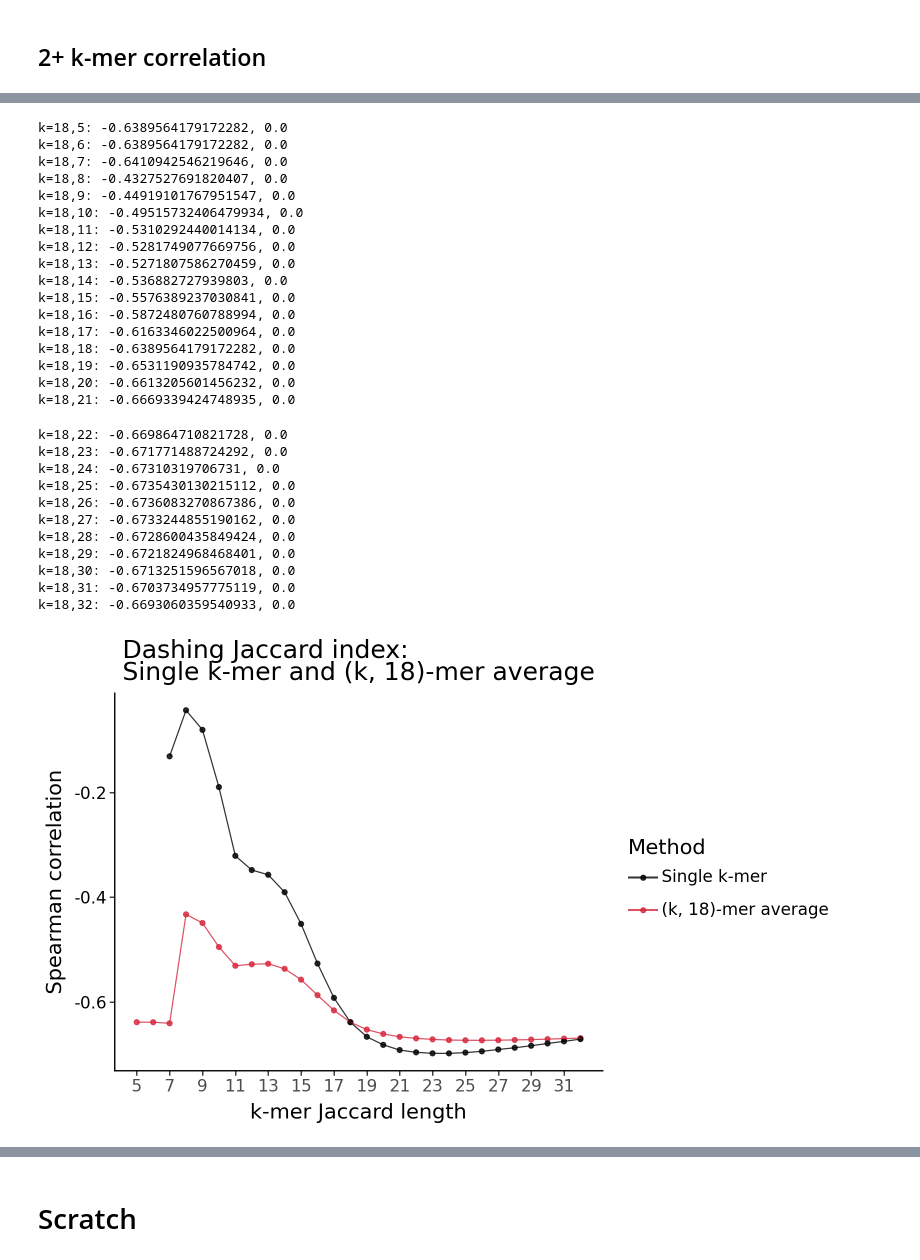
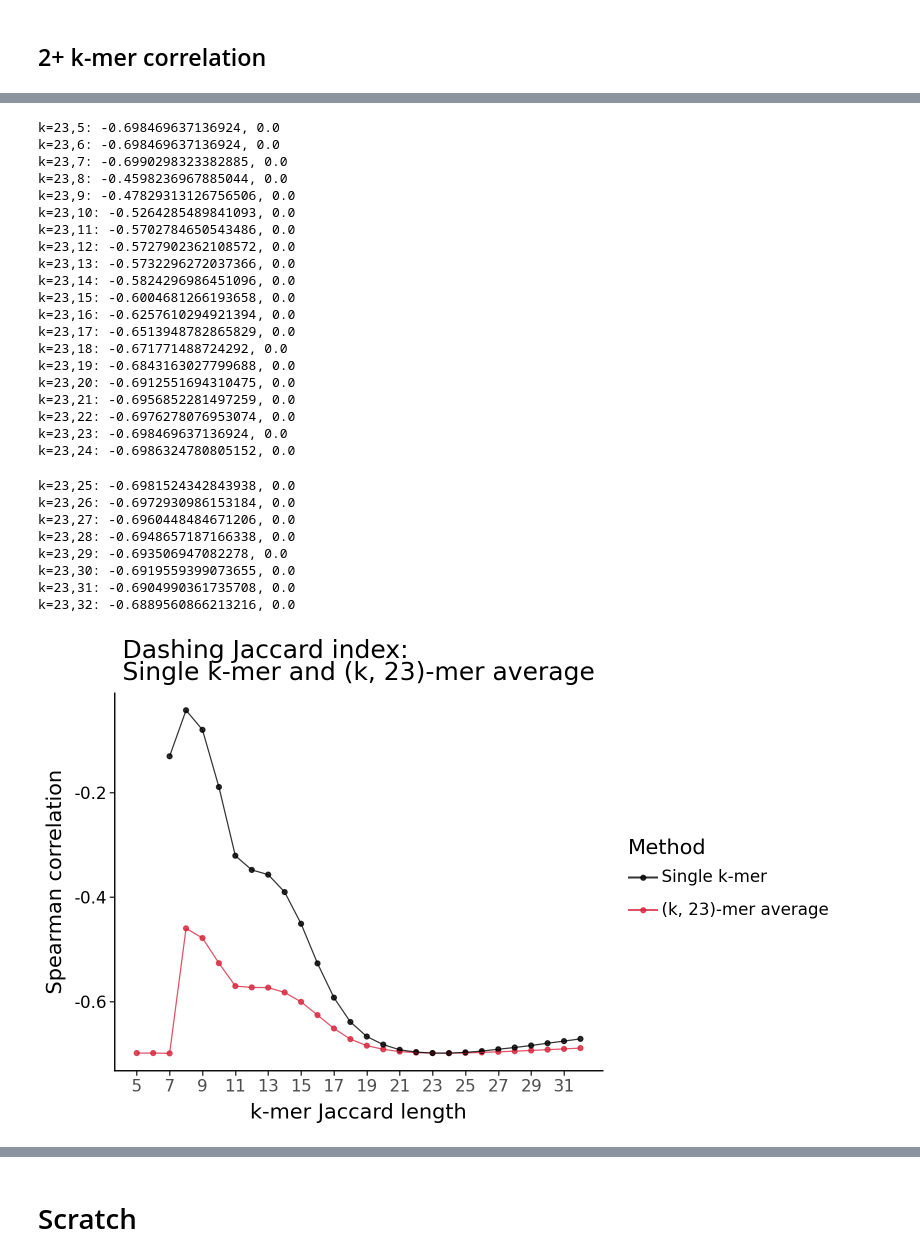
Before and after one commit to StephenHwang/Ok-k-mer, a Jupyter notebook: src/tree_mask.ipynb, the cells around one changed output, grey strips where cells are left out. Saved outputs shown, nothing was run; the diff lists cells and outputs as text; code cells hidden in the pictures.

```diff
--- a/src/tree_mask.ipynb
+++ b/src/tree_mask.ipynb
@@ -453,36 +461,36 @@ def plot_kmer_avg_rank_corr(k_values, combined_corrs, single_k_corrs, k_ref=20):
 # %%
-k_ref = 18
+k_ref = 23
 merged_df = bacillales_merged_df
 
 k_values, combined_corrs, single_k_corrs = compute_kmer_avg_rank_corr(merged_df, k_ref)
 plot_kmer_avg_rank_corr(k_values, combined_corrs, single_k_corrs, k_ref)
 # %% [output]
-k=18,5: -0.6389564179172282, 0.0
-k=18,6: -0.6389564179172282, 0.0
-k=18,7: -0.6410942546219646, 0.0
-k=18,8: -0.4327527691820407, 0.0
-k=18,9: -0.44919101767951547, 0.0
-k=18,10: -0.49515732406479934, 0.0
-k=18,11: -0.5310292440014134, 0.0
-k=18,12: -0.5281749077669756, 0.0
-k=18,13: -0.5271807586270459, 0.0
-k=18,14: -0.536882727939803, 0.0
-k=18,15: -0.5576389237030841, 0.0
-k=18,16: -0.5872480760788994, 0.0
-k=18,17: -0.6163346022500964, 0.0
-k=18,18: -0.6389564179172282, 0.0
-k=18,19: -0.6531190935784742, 0.0
-k=18,20: -0.6613205601456232, 0.0
-k=18,21: -0.6669339424748935, 0.0
+k=23,5: -0.698469637136924, 0.0
+k=23,6: -0.698469637136924, 0.0
+k=23,7: -0.6990298323382885, 0.0
+k=23,8: -0.4598236967885044, 0.0
+k=23,9: -0.47829313126756506, 0.0
+k=23,10: -0.5264285489841093, 0.0
+k=23,11: -0.5702784650543486, 0.0
+k=23,12: -0.5727902362108572, 0.0
+k=23,13: -0.5732296272037366, 0.0
+k=23,14: -0.5824296986451096, 0.0
+k=23,15: -0.6004681266193658, 0.0
+k=23,16: -0.6257610294921394, 0.0
+k=23,17: -0.6513948782865829, 0.0
+k=23,18: -0.671771488724292, 0.0
+k=23,19: -0.6843163027799688, 0.0
+k=23,20: -0.6912551694310475, 0.0
+k=23,21: -0.6956852281497259, 0.0
+k=23,22: -0.6976278076953074, 0.0
+k=23,23: -0.698469637136924, 0.0
+k=23,24: -0.6986324780805152, 0.0
-k=18,22: -0.669864710821728, 0.0
-k=18,23: -0.671771488724292, 0.0
-k=18,24: -0.67310319706731, 0.0
-k=18,25: -0.6735430130215112, 0.0
-k=18,26: -0.6736083270867386, 0.0
-k=18,27: -0.6733244855190162, 0.0
-k=18,28: -0.6728600435849424, 0.0
-k=18,29: -0.6721824968468401, 0.0
-k=18,30: -0.6713251596567018, 0.0
-k=18,31: -0.6703734957775119, 0.0
-k=18,32: -0.6693060359540933, 0.0
+k=23,25: -0.6981524342843938, 0.0
+k=23,26: -0.6972930986153184, 0.0
+k=23,27: -0.6960448484671206, 0.0
+k=23,28: -0.6948657187166338, 0.0
+k=23,29: -0.693506947082278, 0.0
+k=23,30: -0.6919559399073655, 0.0
+k=23,31: -0.6904990361735708, 0.0
+k=23,32: -0.6889560866213216, 0.0
-[figure, old version]
+[figure, new version]
```
Also changed, not shown: parts of 6 cells of this notebook.
